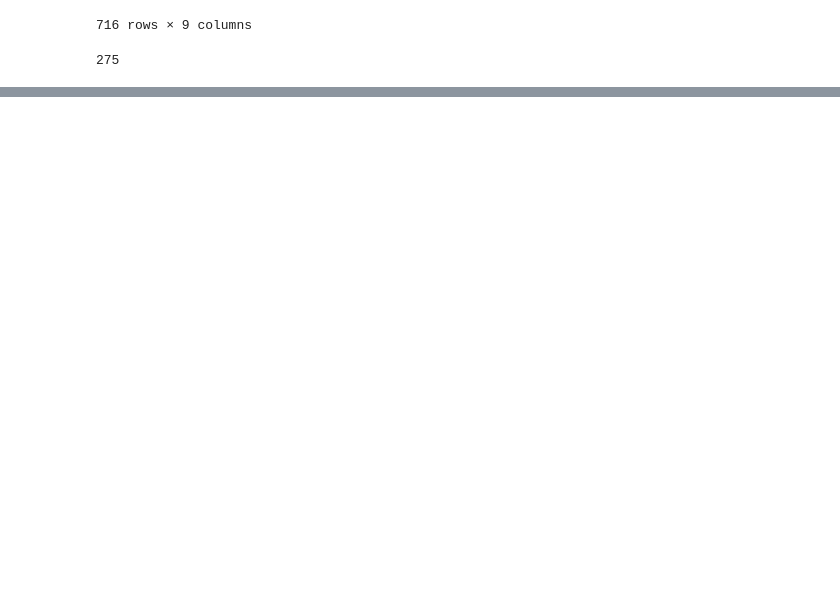
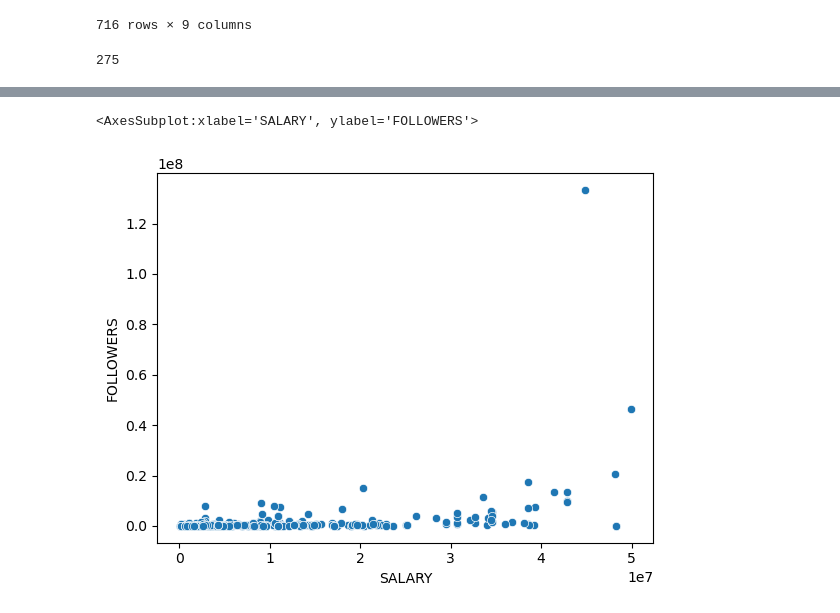
Before and after one commit to marcdalmaum/project_2, a Jupyter notebook: project_2.ipynb, the cells around one changed output, grey strips where cells are left out. Cells and saved outputs as stored; diff of their text form; code cells hidden in the pictures; blank space fills up the shorter version.

```diff
--- a/project_2.ipynb
+++ b/project_2.ipynb
@@ -295,0 +317,5 @@ final_df
+# %%
+sns.scatterplot(x="SALARY", y="FOLLOWERS", data=final_df)
+# %% [output]
+<AxesSubplot:xlabel='SALARY', ylabel='FOLLOWERS'>
+[figure, added]
```
Also changed, not shown: parts of 10 cells of this notebook.
